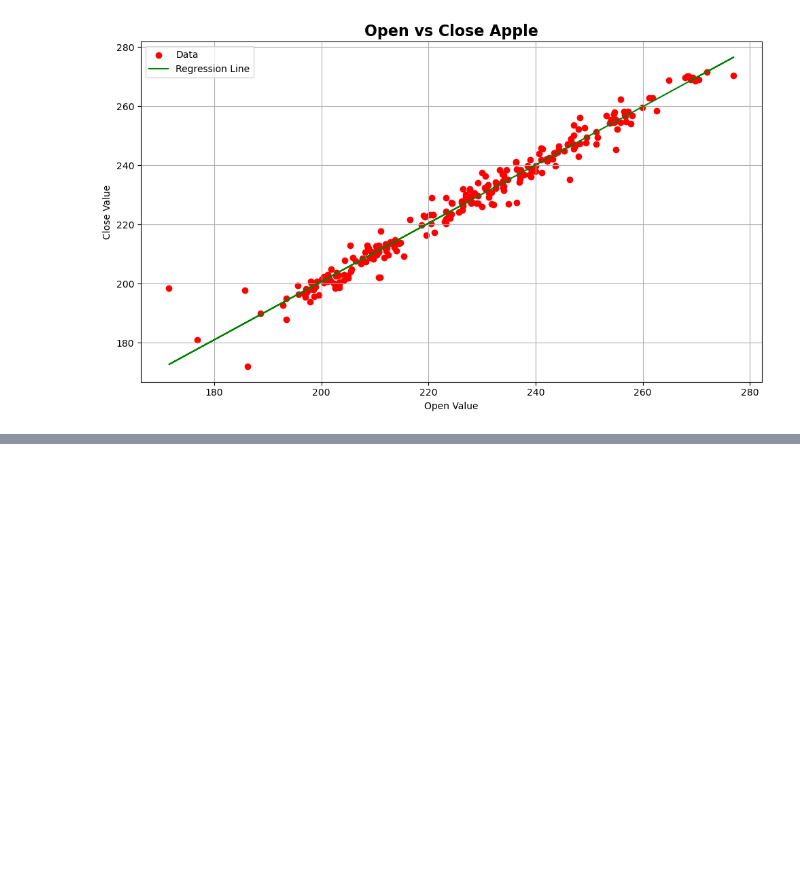
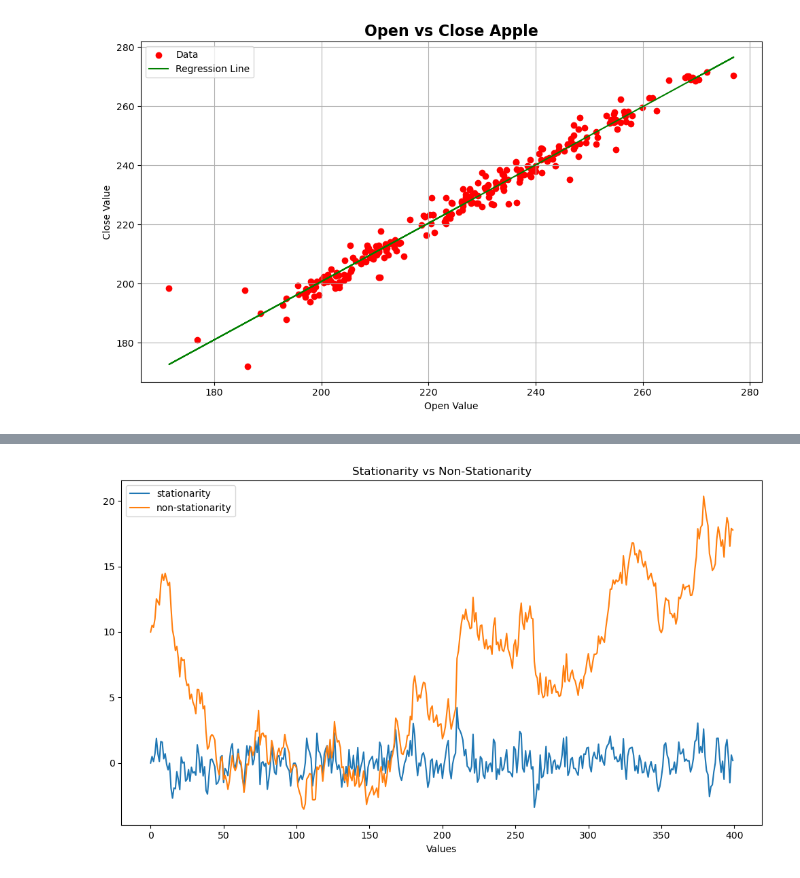
Before and after one commit to alexstoica-1/time-series-analysis-, a Jupyter notebook: notebooks/stock_analysis.ipynb, the cells around one changed output, grey strips where cells are left out. Cells and saved outputs as stored; diff of their text form; code cells hidden in the pictures; blank space fills up the shorter version.

```diff
--- a/notebooks/stock_analysis.ipynb
+++ b/notebooks/stock_analysis.ipynb
@@ -93,0 +138,39 @@ plt.show()
+# %%
+from statsmodels.tsa.stattools import adfuller
+from statsmodels.graphics.tsaplots import plot_acf
+
+def simulate_process(is_stationary: bool) -> np.array:
+    np.random.seed(42)
+    process = np.empty(400)
+
+    if is_stationary:
+        alpha = 0.5
+        process[0] = 0
+    else:
+        alpha = 1
+        process[0] = 10
+
+    for i in range(400):
+        if i+1 < 400:
+            process[i+1] = alpha*process[i] + np.random.standard_normal()
+        else:
+            break
+
+    return process
+# %%
+stationarity = simulate_process(True)
+non_stationarity = simulate_process(False)
+
+fig, ax = plt.subplots(1,1, figsize = (10,6), dpi = 100)
+ax.plot(stationarity, linestyle = '-', label = 'stationarity')
+ax.plot(non_stationarity, linestyle = '-', label = 'non-stationarity')
+ax.set_xlabel('Timesteps')
+ax.set_xlabel('Values')
+ax.set_title('Stationarity vs Non-Stationarity')
+
+ax.legend()
+plt.tight_layout()
+plt.savefig('../figures/stock_figs/stat_vs_nonstat.png', dpi = 100)
+plt.show()
+# %% [output]
+[figure, added]
```
Also changed, not shown: parts of 10 cells of this notebook, 6 other files.
